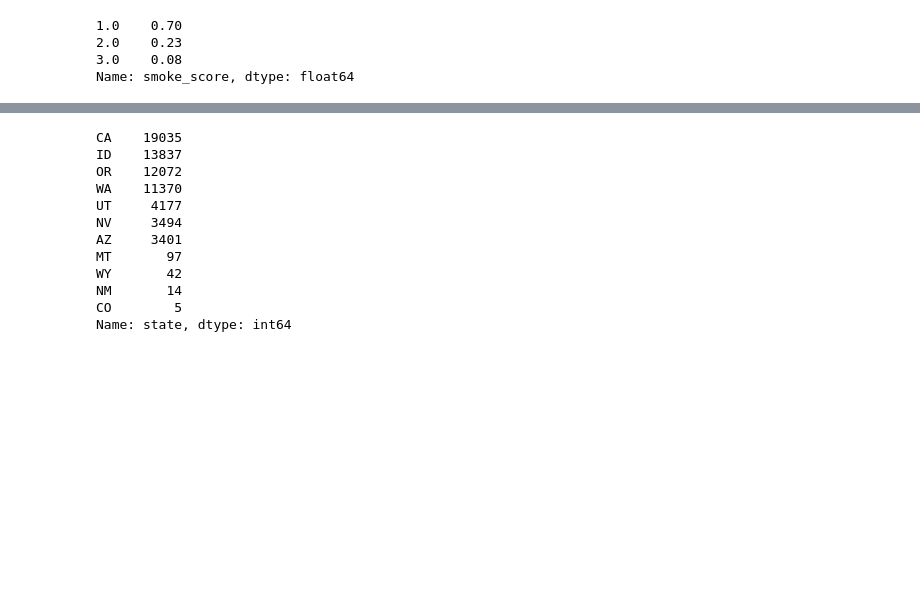
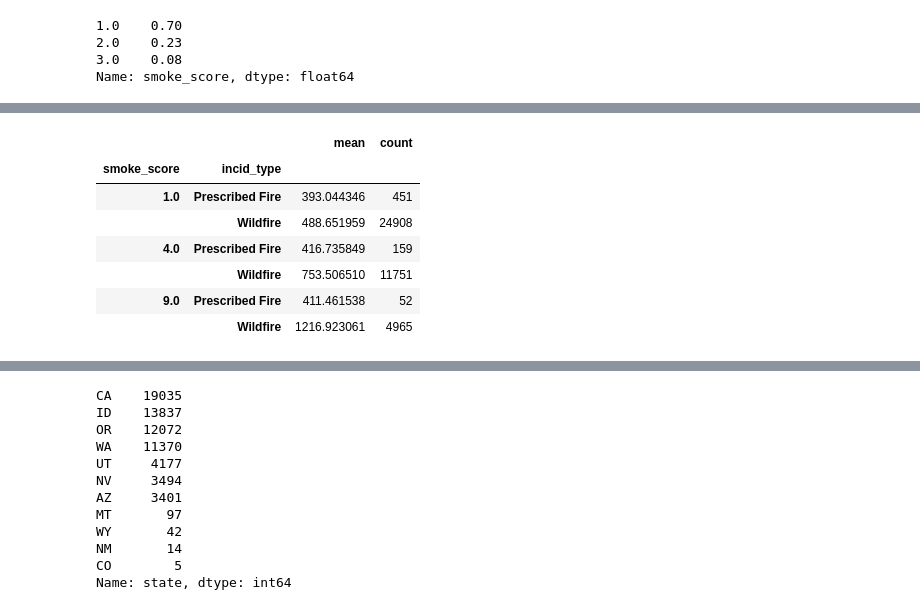
Before and after one commit to rileydr/AirQuality-USWest, a Jupyter notebook: code/va-EDA.ipynb, the cells around one changed output, grey strips where cells are left out. Drawn from its saved outputs; the diff is of its cells as text; code cells hidden in the pictures; blank space fills up the shorter version.

```diff
--- a/code/va-EDA.ipynb
+++ b/code/va-EDA.ipynb
@@ -421,2 +455,19 @@ Name: smoke_score, dtype: float64
+# %%
+#['smoke_score'],['yes_fire']
+#df.groupby('Column1').agg({'Column2': ['mean', 'min', 'max']})
+grouped = pd.DataFrame(subset_df.groupby([
+    'smoke_score', 'incid_type'])['burnbndac'].agg(
+    ['mean', 'count']))
+#really_grouped = grouped[['state']]
+grouped
+# %% [output]
+|  |  | mean | count |
+| smoke_score | incid_type |  |  |
+| 1.0 | Prescribed Fire | 393.044346 | 451 |
+|  | Wildfire | 488.651959 | 24908 |
+| 4.0 | Prescribed Fire | 416.735849 | 159 |
+|  | Wildfire | 753.506510 | 11751 |
+| 9.0 | Prescribed Fire | 411.461538 | 52 |
+|  | Wildfire | 1216.923061 | 4965 |
 # %%
 #dist of smoke scores
```
Also changed, not shown: parts of 14 cells of this notebook.
